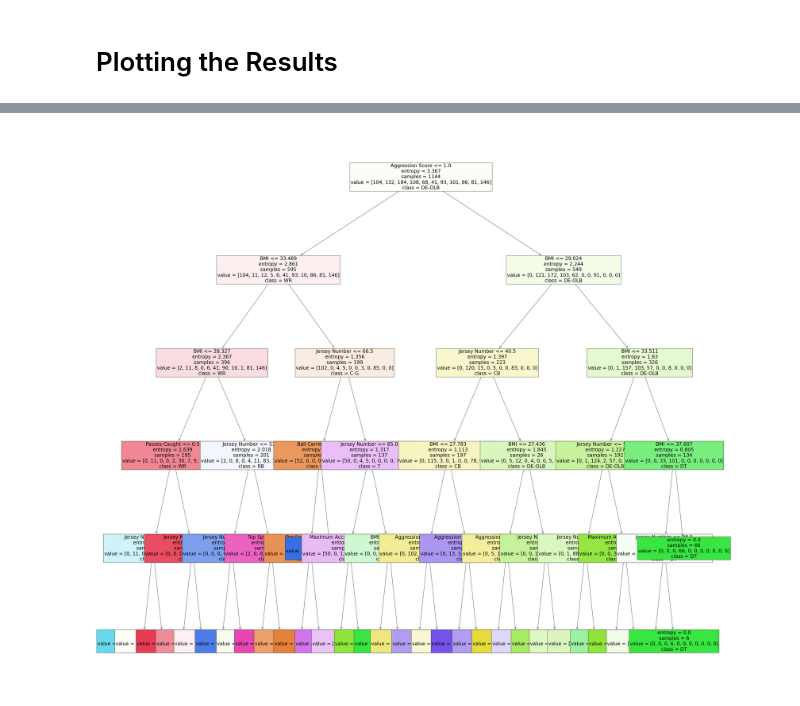
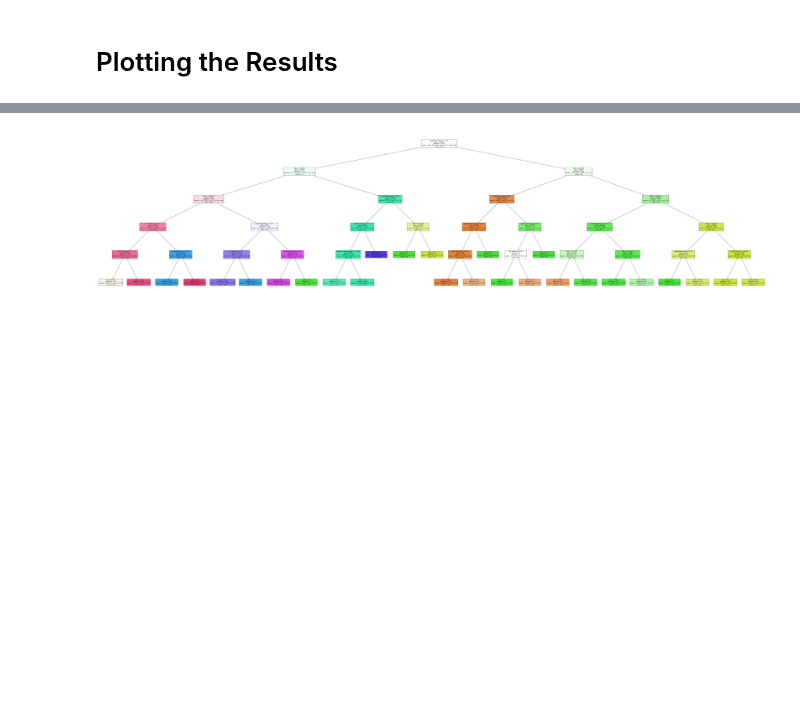
Before and after one commit to SmithsonArrey/big-data-bowl-2024-nfl-player-classifier, a Jupyter notebook: player_classifier.ipynb, the cells around one changed output, grey strips where cells are left out. Saved outputs shown, nothing was run; the diff lists cells and outputs as text; code cells hidden in the pictures; blank space fills up the shorter version.

```diff
--- a/player_classifier.ipynb
+++ b/player_classifier.ipynb
@@ -281,6 +281,11 @@ modified_players_data["position"]=np.where(modified_players_data["position"] ==
 #merging C and G
 modified_players_data["position"]=np.where(modified_players_data["position"] == 'C', 'C-G', modified_players_data["position"])
 modified_players_data["position"]=np.where(modified_players_data["position"] == 'G', 'C-G', modified_players_data["position"])
+#merging C-G and T
+modified_players_data["position"]=np.where(modified_players_data["position"] == 'C-G', 'OT', modified_players_data["position"])
+modified_players_data["position"]=np.where(modified_players_data["position"] == 'T', 'OT', modified_players_data["position"])
+
+
 
 #Defensive Roles
 #merging DB and CB
@@ -296,6 +301,11 @@ modified_players_data["position"]=np.where(modified_players_data["position"] ==
 #merging ILB and MLB
 modified_players_data["position"]=np.where(modified_players_data["position"] == 'ILB', 'LB', modified_players_data["position"])
 modified_players_data["position"]=np.where(modified_players_data["position"] == 'MLB', 'LB', modified_players_data["position"])
+#merging CB and S
+modified_players_data["position"]=np.where(modified_players_data["position"] == 'CB', 'DB', modified_players_data["position"])
+modified_players_data["position"]=np.where(modified_players_data["position"] == 'S', 'DB', modified_players_data["position"])
+#merging DE-OLB and LB
+modified_players_data["position"]=np.where(modified_players_data["position"] == 'DE-OLB', 'LB', modified_players_data["position"])
 # %%
 modified_players_data['position'].value_counts()
 # %% [output]
@@ -497,10 +510,10 @@ weighted avg       0.64      0.65      0.62       253
 | Accidental Penalties | 0.000000 |
 | Contact Fouls | 0.000000 |
 # %%
-fig = plt.figure(figsize=[50,50])
-_ = tree.plot_tree(classifier, feature_names=features.columns.tolist(), class_names=classifier.classes_.tolist(), filled=True, fontsize=24)
+fig = plt.figure(figsize=[100,25])
+_ = plot_tree(classifier, feature_names=features.columns.tolist(), class_names=classifier.classes_.tolist(), filled=True, rounded=True, fontsize=12)
 # %% [output]
-[figure, old version]
+[figure, new version]
 # %%
 # Display Confusion Matrix
 print("Confusion Matrix:")
```
Also changed, not shown: parts of 9 cells of this notebook.
